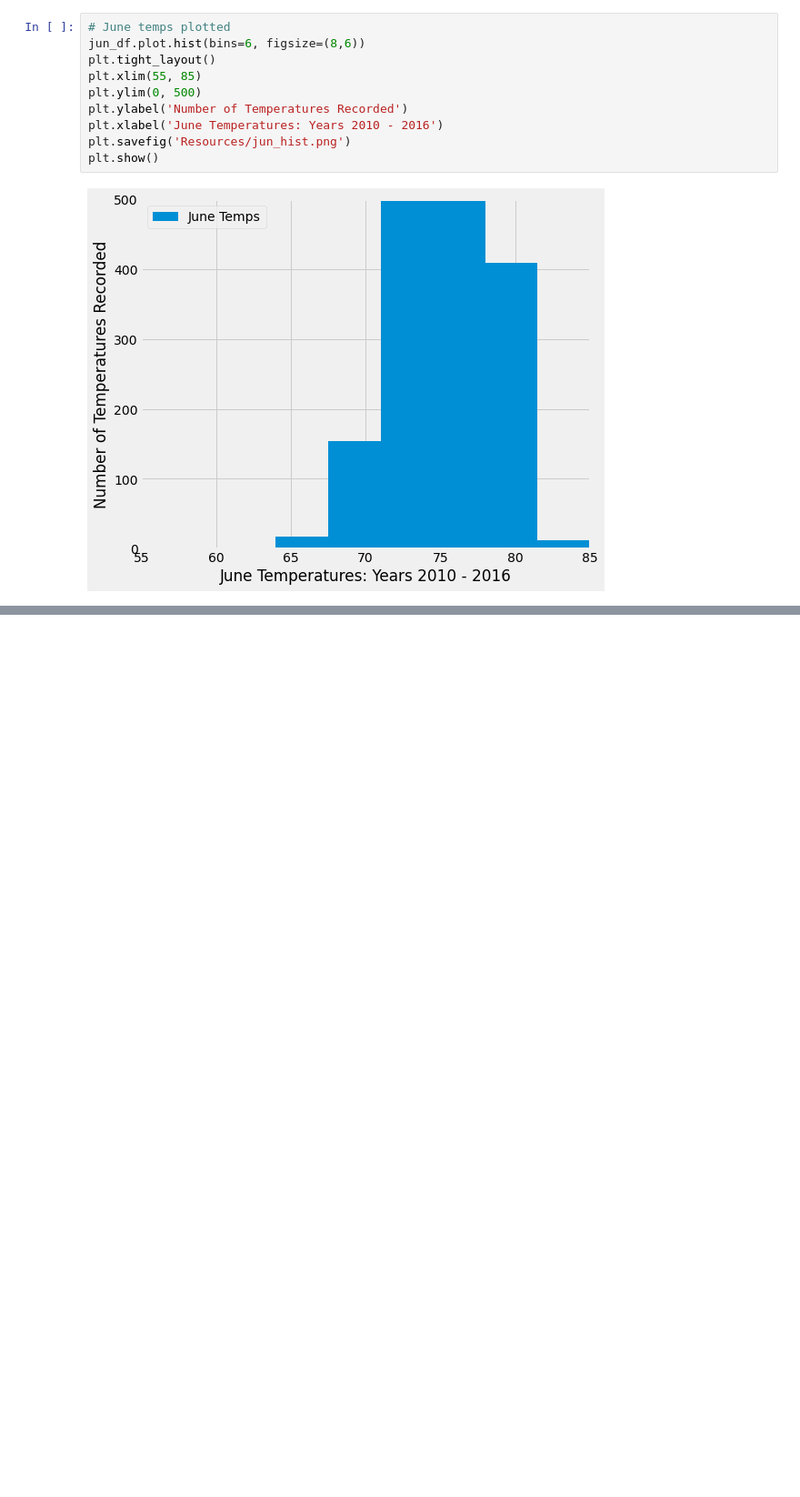
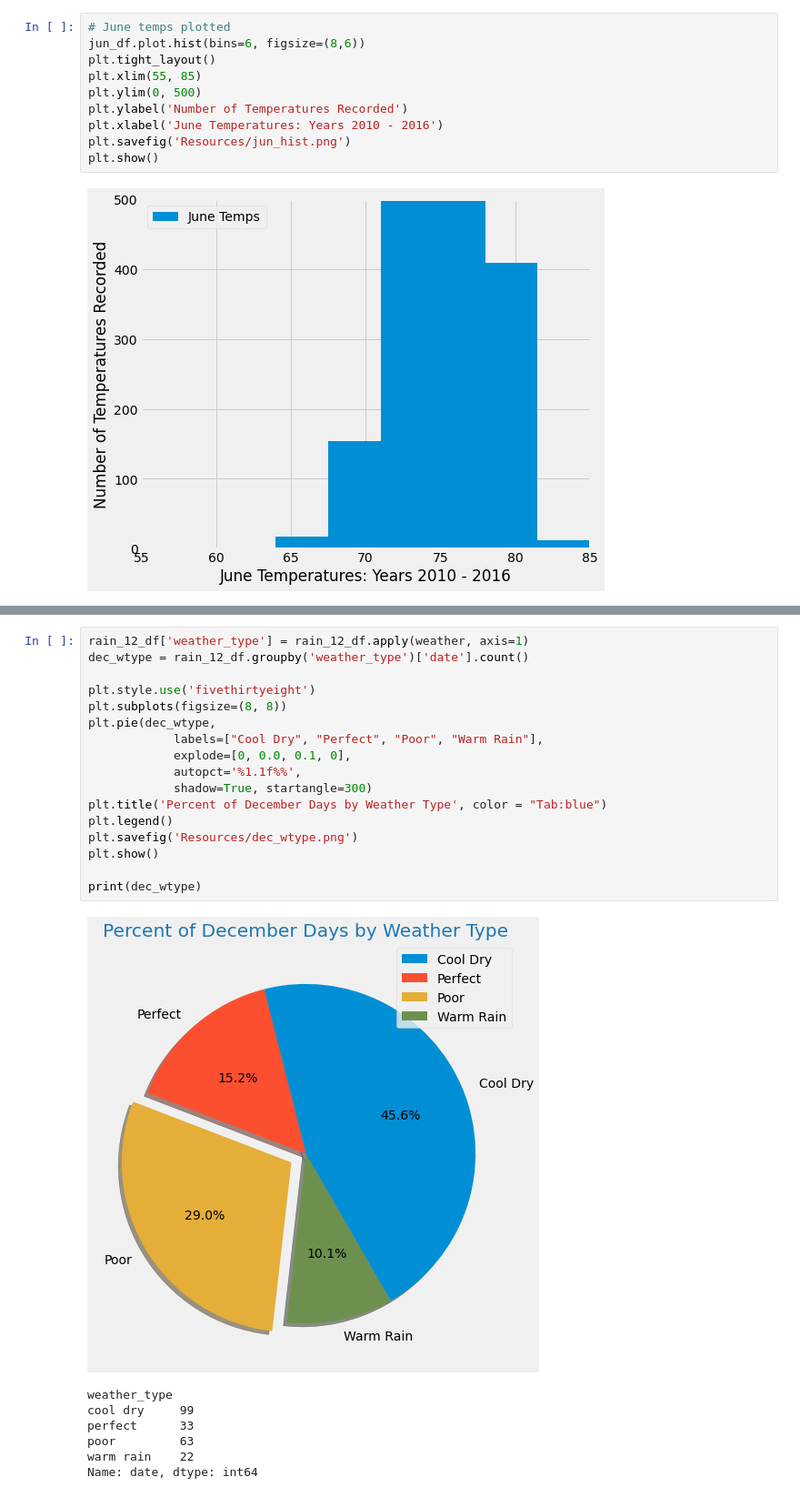
Before and after one commit to mtmcphail/Surfs_Up, a Jupyter notebook: SurfsUp_Challenge.ipynb, the cells around one changed output, grey strips where cells are left out. Shown: that part at 91% size. Saved outputs shown, nothing was run; the diff lists cells and outputs as text; blank space fills up the shorter version.

```diff
--- a/SurfsUp_Challenge.ipynb
+++ b/SurfsUp_Challenge.ipynb
@@ -155,0 +247,25 @@ plt.show()
+# %%
+rain_12_df['weather_type'] = rain_12_df.apply(weather, axis=1)
+dec_wtype = rain_12_df.groupby('weather_type')['date'].count()
+
+plt.style.use('fivethirtyeight')
+plt.subplots(figsize=(8, 8))
+plt.pie(dec_wtype,
+            labels=["Cool Dry", "Perfect", "Poor", "Warm Rain"],
+            explode=[0, 0.0, 0.1, 0],
+            autopct='%1.1f%%',
+            shadow=True, startangle=300)
+plt.title('Percent of December Days by Weather Type', color = "Tab:blue")
+plt.legend()
+plt.savefig('Resources/dec_wtype.png')
+plt.show()
+
+print(dec_wtype)
+# %% [output]
+[figure, added]
+weather_type
+cool dry     99
+perfect      33
+poor         63
+warm rain    22
+Name: date, dtype: int64
```
Also changed, not shown: parts of 18 cells of this notebook, 9 other files.
